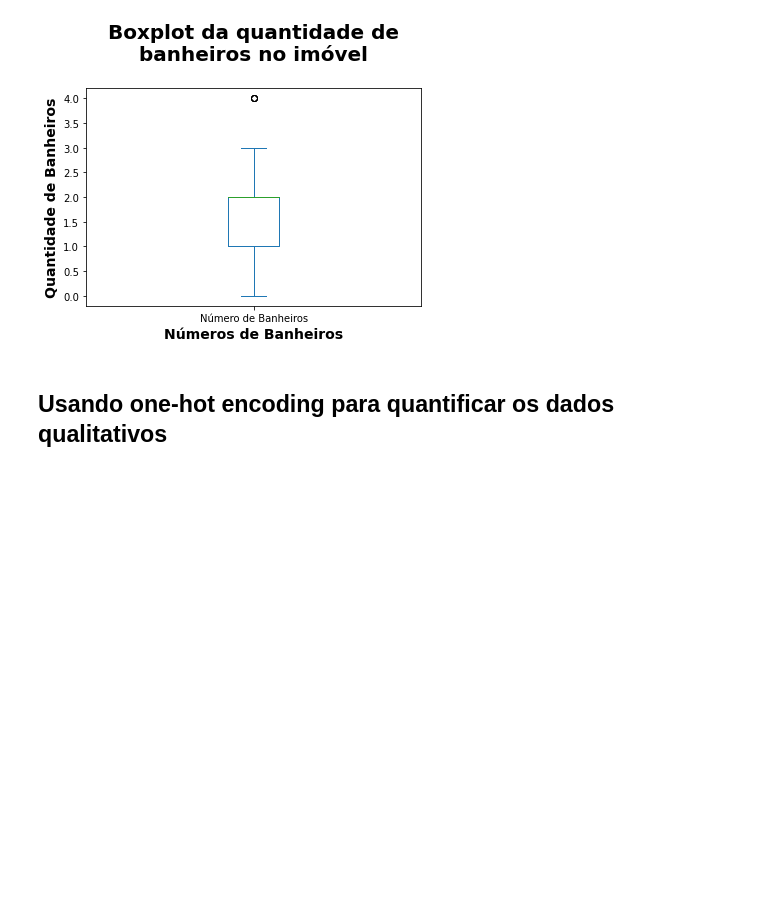
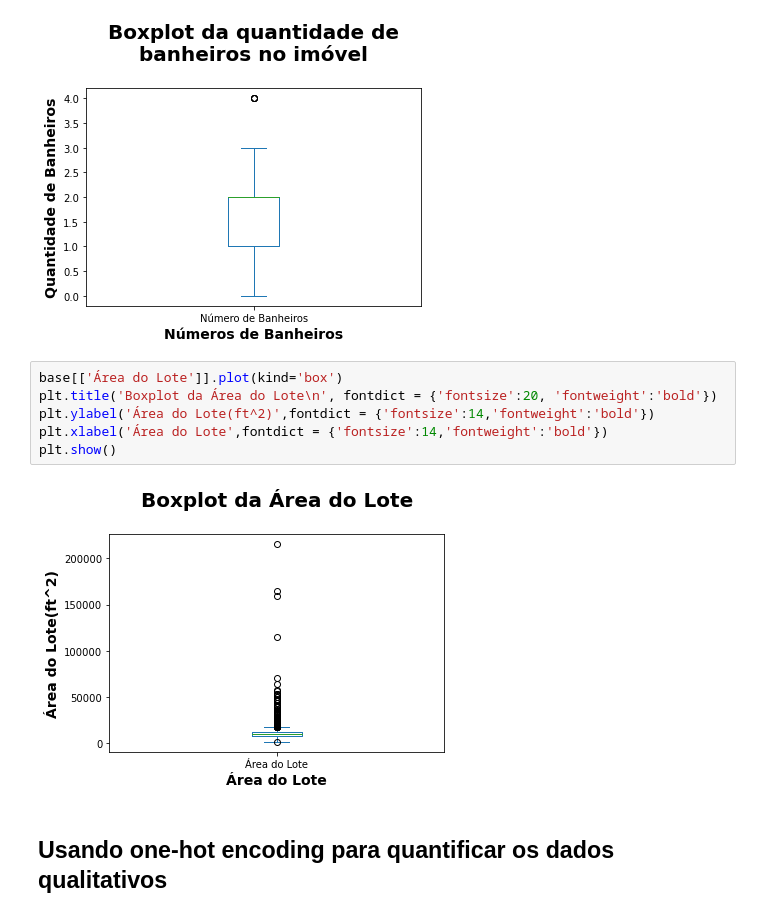
Before and after one commit to fabioheiji/mqaa, a Jupyter notebook: Analises_Descritivas.ipynb, the cells around one changed output. Saved outputs shown, nothing was run; the diff lists cells and outputs as text; blank space fills up the shorter version.

```diff
--- a/Analises_Descritivas.ipynb
+++ b/Analises_Descritivas.ipynb
@@ -147,6 +148,14 @@ plt.xlabel('Números de Banheiros',fontdict = {'fontsize':14,'fontweight':'bold'
 plt.show()
 # %% [output]
 [figure]
+# %%
+base[['Área do Lote']].plot(kind='box')
+plt.title('Boxplot da Área do Lote\n', fontdict = {'fontsize':20, 'fontweight':'bold'})
+plt.ylabel('Área do Lote(ft^2)',fontdict = {'fontsize':14,'fontweight':'bold'})
+plt.xlabel('Área do Lote',fontdict = {'fontsize':14,'fontweight':'bold'})
+plt.show()
+# %% [output]
+[figure, added]
 # %% [markdown]
 ## Usando one-hot encoding para quantificar os dados qualitativos
 # %%
```
Also changed, not shown: parts of 5 cells of this notebook, 1 other file.
